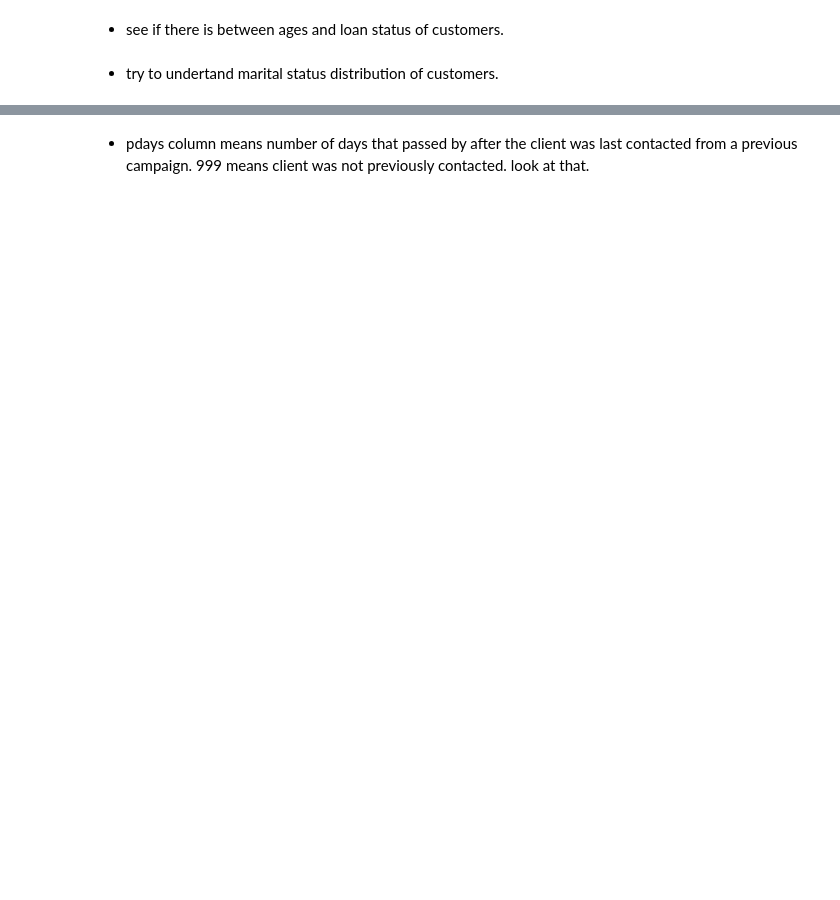
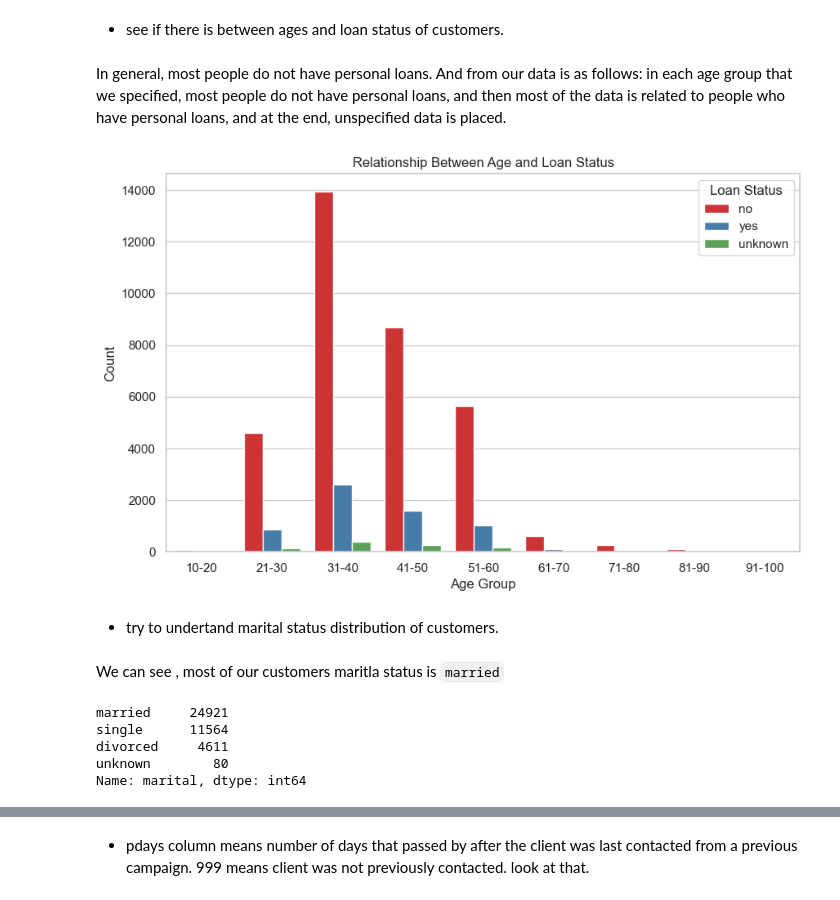
Before and after one commit to alizahedzadeh/Machine-Learning-Course, a Jupyter notebook: Homeworks/HW06/Machine_Learning_HW06.ipynb, the cells around one changed output, grey strips where cells are left out. Drawn from its saved outputs; the diff is of its cells as text; code cells hidden in the pictures; blank space fills up the shorter version.

```diff
--- a/Homeworks/HW06/Machine_Learning_HW06.ipynb
+++ b/Homeworks/HW06/Machine_Learning_HW06.ipynb
@@ -288,2 +399,20 @@ from sklearn.preprocessing import StandardScaler,MinMaxScaler
+# %% [markdown]
+In general, most people do not have personal loans. And from our data is as follows: in each age group that we specified, most people do not have personal loans, and then most of the data is related to people who have personal loans, and at the end, unspecified data is placed.
+# %%
+# Categorize age into groups
+age_bins = [10, 20, 30, 40, 50, 60, 70, 80, 90, 100]
+age_labels = ['10-20', '21-30', '31-40', '41-50', '51-60', '61-70', '71-80', '81-90', '91-100']
+df['age_group'] = pd.cut(df['age'], bins=age_bins, labels=age_labels, right=False)
+
+# Plotting the relationship between age and loan status
+plt.figure(figsize=(10, 6))
+sns.countplot(x='age_group', hue='loan', data=df, palette='Set1')
+plt.title('Relationship Between Age and Loan Status')
+plt.xlabel('Age Group')
+plt.ylabel('Count')
+plt.legend(title='Loan Status', loc='upper right')
+plt.show()
+# %% [output]
+[figure, added]
 # %% [markdown]
 - try to undertand marital status distribution of customers.
@@ -291,0 +419,10 @@ from sklearn.preprocessing import StandardScaler,MinMaxScaler
+# %% [markdown]
+We can see , most of our customers maritla status is `married`
+# %%
+df['marital'].value_counts()
+# %% [output]
+married     24921
+single      11564
+divorced     4611
+unknown        80
+Name: marital, dtype: int64
```
Also changed, not shown: parts of 52 cells of this notebook.
